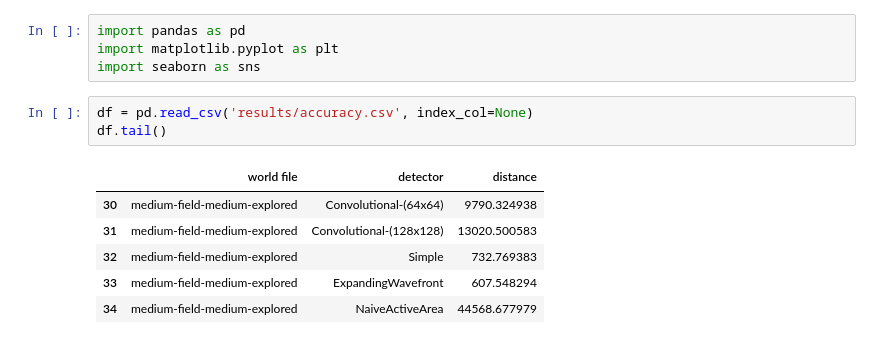
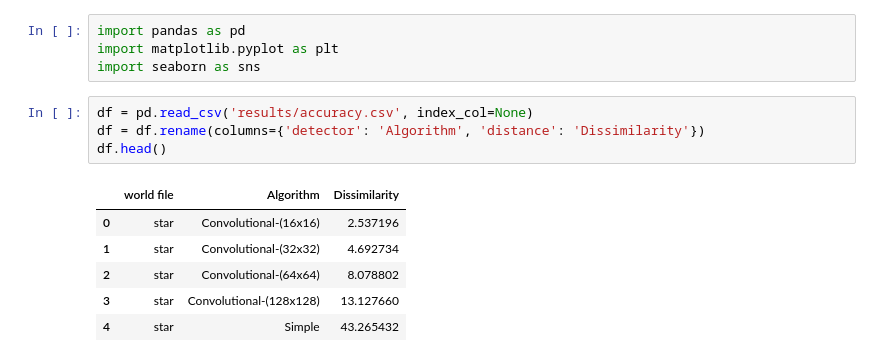
Before and after one commit to DIRECTLab/convolutional-frontier-detection, a Jupyter notebook: accuracy_show.ipynb, the cells around one changed output. Drawn from its saved outputs; the diff is of its cells as text.

```diff
--- a/accuracy_show.ipynb
+++ b/accuracy_show.ipynb
@@ -4,11 +4,12 @@ import matplotlib.pyplot as plt
 import seaborn as sns
 # %%
 df = pd.read_csv('results/accuracy.csv', index_col=None)
-df.tail()
+df = df.rename(columns={'detector': 'Algorithm', 'distance': 'Dissimilarity'})
+df.head()
 # %% [output]
-|  | world file | detector | distance |
-| 30 | medium-field-medium-explored | Convolutional-(64x64) | 9790.324938 |
-| 31 | medium-field-medium-explored | Convolutional-(128x128) | 13020.500583 |
-| 32 | medium-field-medium-explored | Simple | 732.769383 |
-| 33 | medium-field-medium-explored | ExpandingWavefront | 607.548294 |
-| 34 | medium-field-medium-explored | NaiveActiveArea | 44568.677979 |
+|  | world file | Algorithm | Dissimilarity |
+| 0 | star | Convolutional-(16x16) | 2.537196 |
+| 1 | star | Convolutional-(32x32) | 4.692734 |
+| 2 | star | Convolutional-(64x64) | 8.078802 |
+| 3 | star | Convolutional-(128x128) | 13.127660 |
+| 4 | star | Simple | 43.265432 |
```
Also changed, not shown: parts of 3 cells of this notebook, 3 other files.
